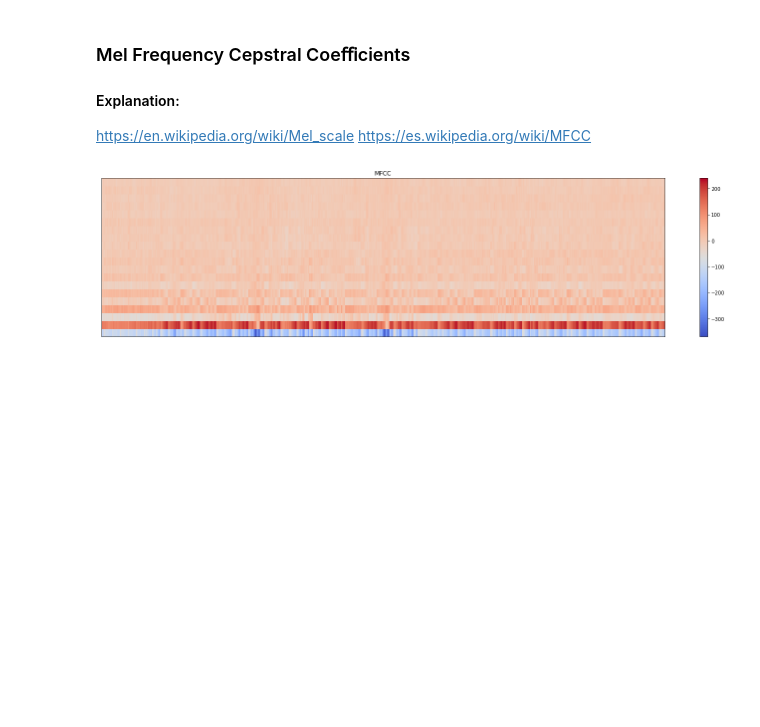
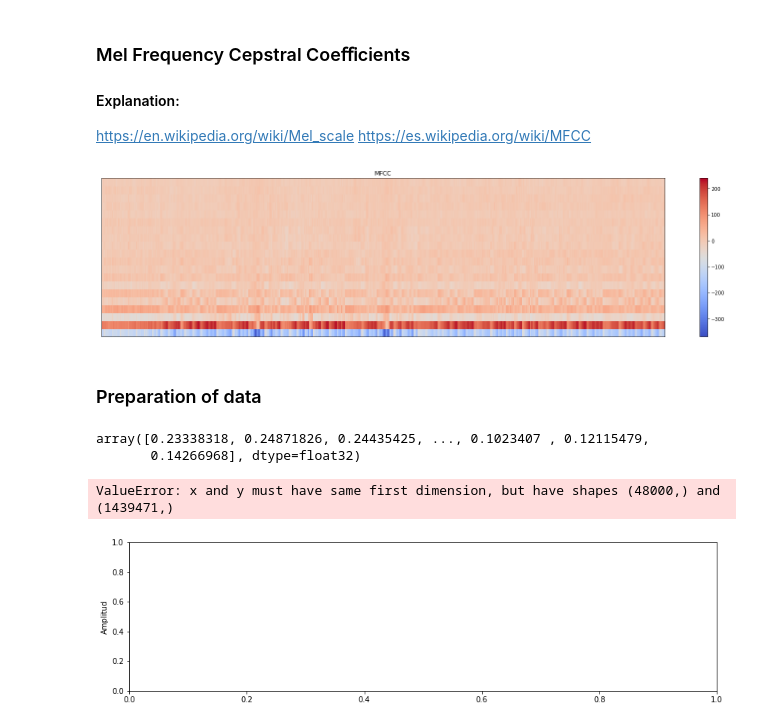
Before and after one commit to Dolado/fma, a Jupyter notebook: song_category_prediction.ipynb, the cells around one changed output. Cells and saved outputs as stored; diff of their text form; code cells hidden in the pictures; blank space fills up the shorter version.

```diff
--- a/song_category_prediction.ipynb
+++ b/song_category_prediction.ipynb
@@ -164,3 +164,41 @@ plt.title('MFCC')
 plt.tight_layout()
 # %% [output]
 [figure]
+# %% [markdown]
+### Preparation of data
+# %%
+def log_specgram(audio, sample_rate, window_size=20,
+                 step_size=10, eps=1e-10):
+    nperseg = int(round(window_size * sample_rate / 1e3))
+    noverlap = int(round(step_size * sample_rate / 1e3))
+    freqs, times, spec = signal.spectrogram(audio,
+                                    fs=sample_rate,
+                                    window='hann',
+                                    nperseg=nperseg,
+                                    noverlap=noverlap,
+                                    detrend=False)
+    return freqs, times, np.log(spec.T.astype(np.float32) + eps)
+# %%
+example
+# %% [output]
+array([0.23338318, 0.24871826, 0.24435425, ..., 0.1023407 , 0.12115479,
+       0.14266968], dtype=float32)
+# %%
+freqs, times, spectrogram = log_specgram(example,sr)
+# %%
+fig = plt.figure(figsize=(14, 8))
+ax1 = fig.add_subplot(211)
+ax1.set_ylabel('Amplitud')
+ax1.plot(np.linspace(0, sr/len(example), sr), example)
+
+ax2 = fig.add_subplot(212)
+ax2.imshow(spectrogram.T, aspect='auto', origin='lower',
+           extent=[times.min(), times.max(), freqs.min(), freqs.max()])
+ax2.set_yticks(freqs[::16])
+ax2.set_xticks(times[::16])
+ax2.set_ylabel('Frecuencias en Hz')
+ax2.set_xlabel('Segundos')
+plt.show()
+# %% [output]
+ValueError: x and y must have same first dimension, but have shapes (48000,) and (1439471,)
+[figure, added]
```
